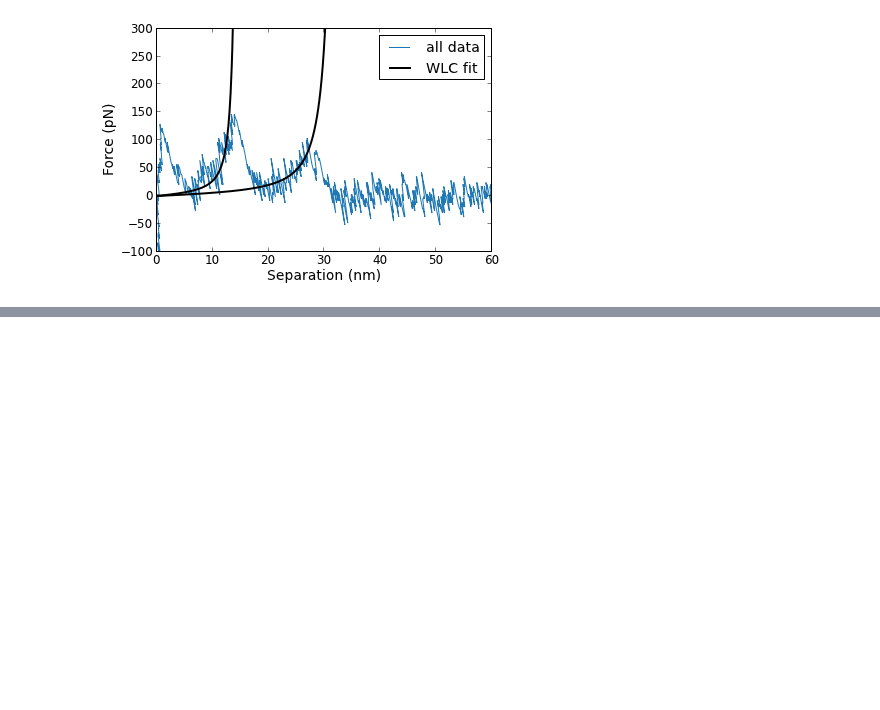
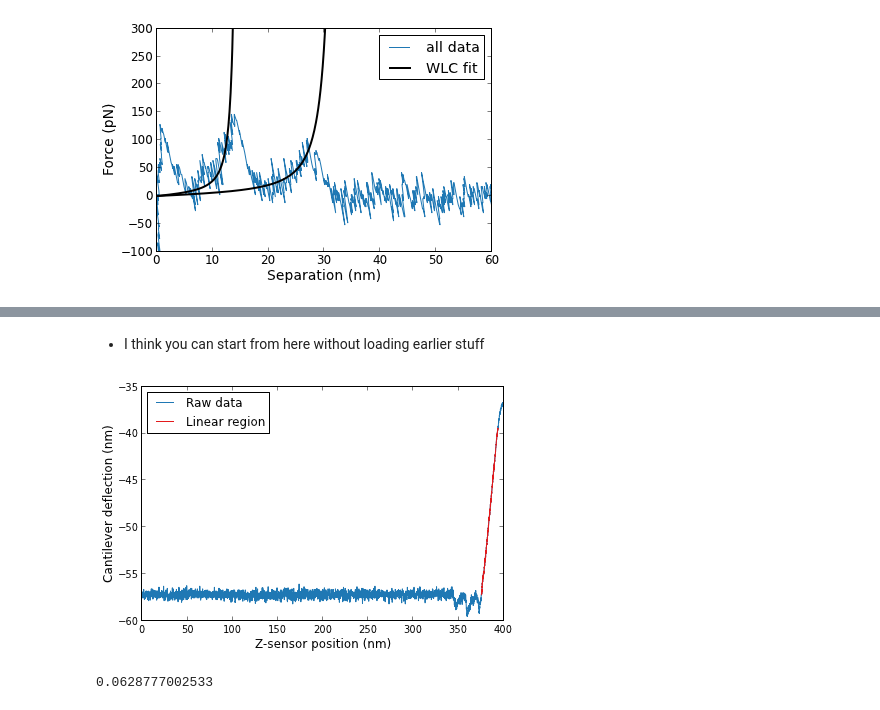
Before and after one commit to hilaryjoyce/smfs-data-analysis, a Jupyter notebook: Thesis figures.ipynb, the cells around one changed output, grey strips where cells are left out. Drawn from its saved outputs; the diff is of its cells as text; code cells hidden in the pictures; blank space fills up the shorter version.

Commit message:
Much work on raw_data_transform.py and also on thesis figures in iPython

```diff
--- a/Thesis figures.ipynb
+++ b/Thesis figures.ipynb
@@ -3,6 +6,6 @@
 # %%
-%autoreload 2
-import Cluster.clustering as c
+import matplotlib as mpl
+mpl.rc('font', size=12)
 cpool = ["#1F78B4", "#E31A1C", "#A6CEE3", "#FB9A99", "#7BCCC4", "#B2DF8A", "#33A02C", "#02818A", "#FF7F00", "#FDBF6F", "#CAB2D6", "#6A3D9A", "#BFD3E6", "#8C96C6"]
 # %% [markdown]
 ## Load flat sample set
@@ -290,0 +301,9 @@ savefig("%sforce_tss_fit_wlc.pdf" % fig_folder, bboxed_inches='tight');
+# %% [markdown]
+- I think you can start from here without loading earlier stuff
+# %%
+from glob import glob
+import Tss_force.RDF_pulling as r
+import Transform.Raw_data_transform as raw
+import matplotlib as mpl
+mpl.rc('font', size=12)
+cpool = ["#1F78B4", "#E31A1C", "#A6CEE3", "#FB9A99", "#7BCCC4", "#B2DF8A", "#33A02C", "#02818A", "#FF7F00", "#FDBF6F", "#CAB2D6", "#6A3D9A", "#BFD3E6", "#8C96C6"]
@@ -290,0 +312,23 @@ savefig("%sforce_tss_fit_wlc.pdf" % fig_folder, bboxed_inches='tight');
+# %%
+RDF_folder = '../Data/aLa_flat_all/RDF_text/'
+# %%
+rdf_file = glob('%s*b577.txt' % RDF_folder)[0]
+# %%
+figsize(6,4)
+ramp, defl, raw_force = r.loadRDF(rdf_file)
+k = average(raw_force/1000/defl)
+ax1 = subplot(111)
+ax1.plot(ramp, defl, color=cpool[0])
+plot(ramp[100:380], defl[100:380], color=cpool[1])
+xlabel('Z-sensor position (nm)', size=12)
+ylabel('Cantilever deflection (nm)', size=12)
+legend(['Raw data', 'Linear region'], loc='upper left')
+#text(250,-45, 'k = %.2f V/nm' % k, size=12)
+tight_layout()
+savefig('Figures/ramp_v_defl.pdf')
+# %% [output]
+[figure, added]
+# %%
+print k
+# %% [output]
+0.0628777002533
```
Also changed, not shown: parts of 28 cells of this notebook, 3 other files.
